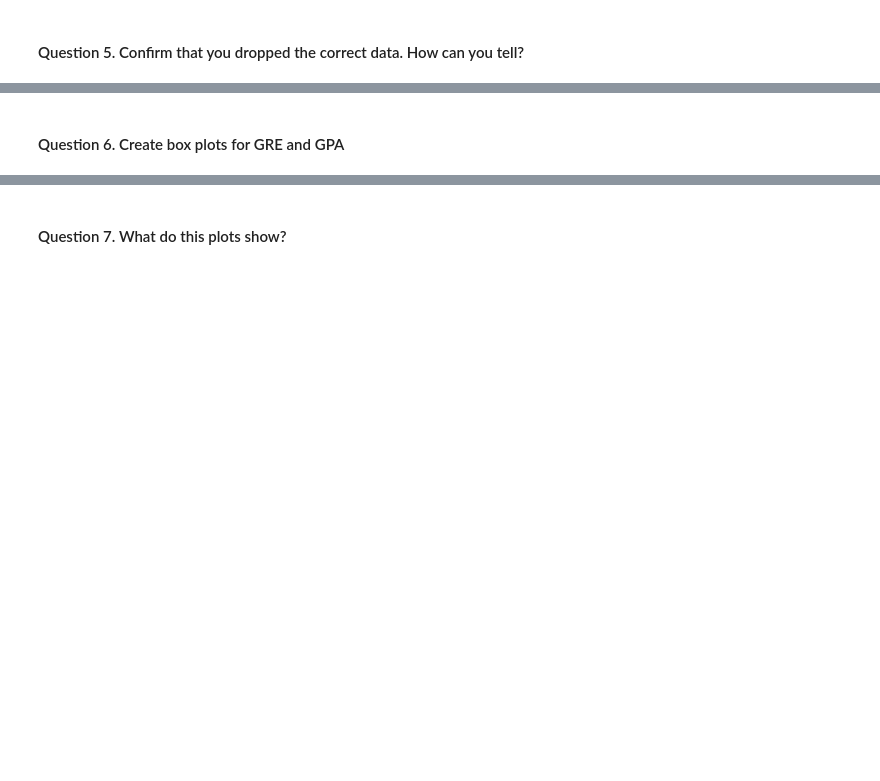
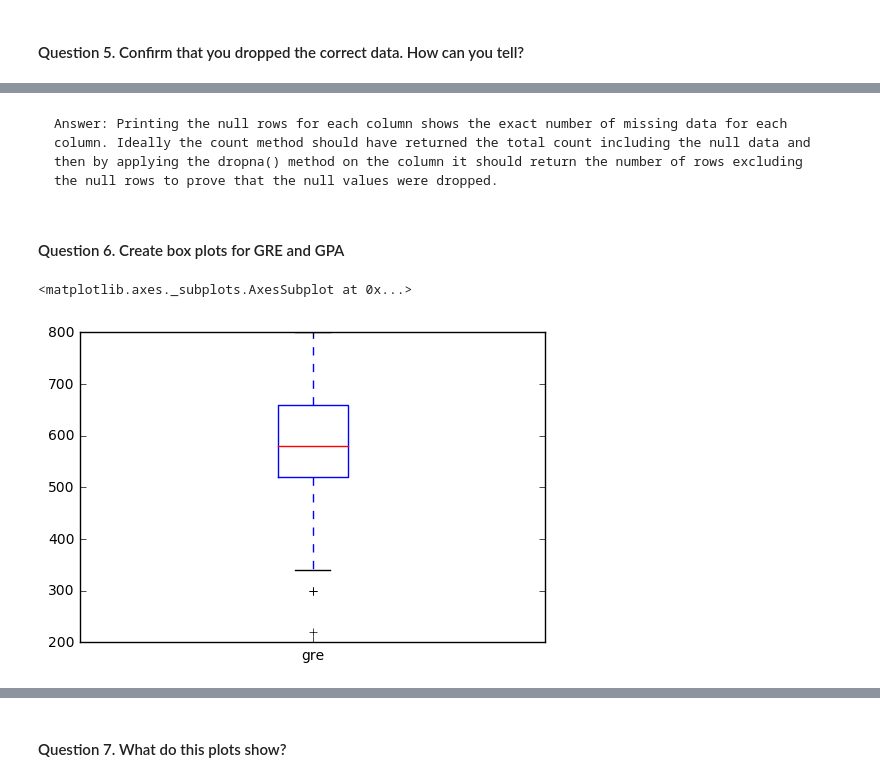
Before and after one commit to github4pp/ds-sf-29, a Jupyter notebook: projects/unit-projects/project-2/starter-code/project2-starter.ipynb, the cells around one changed output, grey strips where cells are left out. Cells and saved outputs as stored; diff of their text form; code cells hidden in the pictures; blank space fills up the shorter version.

```diff
--- a/projects/unit-projects/project-2/starter-code/project2-starter.ipynb
+++ b/projects/unit-projects/project-2/starter-code/project2-starter.ipynb
@@ -57,6 +136,12 @@ Answer:
+# %% [markdown]
+    Answer: Printing the null rows for each column shows the exact number of missing data for each column. Ideally the count method should have returned the total count including the null data and then by applying the dropna() method on the column it should return the number of rows excluding the null rows to prove that the null values were dropped.
 # %% [markdown]
 #### Question 6. Create box plots for GRE and GPA
 # %%
 #boxplot 1
+df_raw['gre'].plot(kind='box')
+# %% [output]
+<matplotlib.axes._subplots.AxesSubplot at 0x...>
+[figure, added]
 # %%
 #boxplot 2
```
Also changed, not shown: parts of 30 cells of this notebook, 4 other files.
